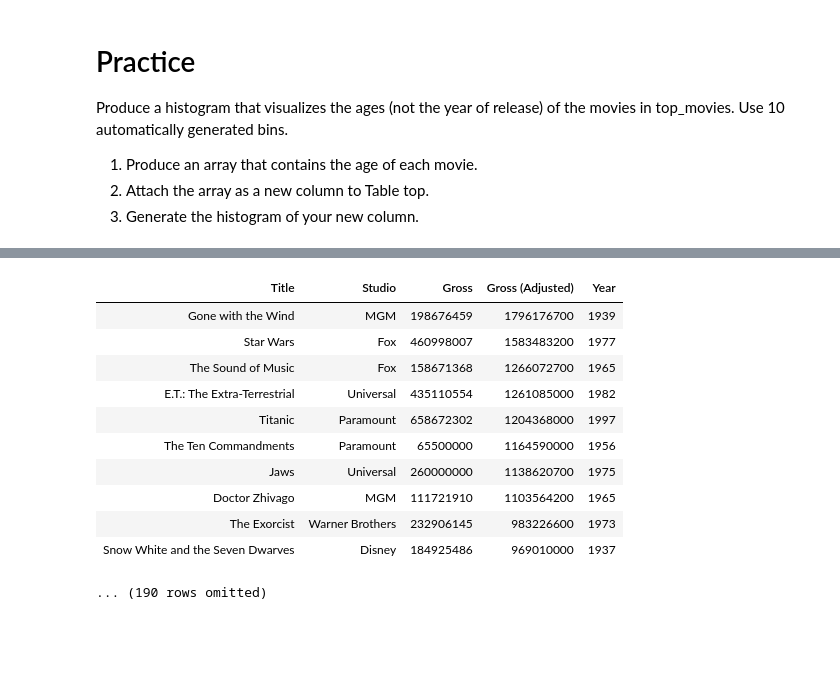
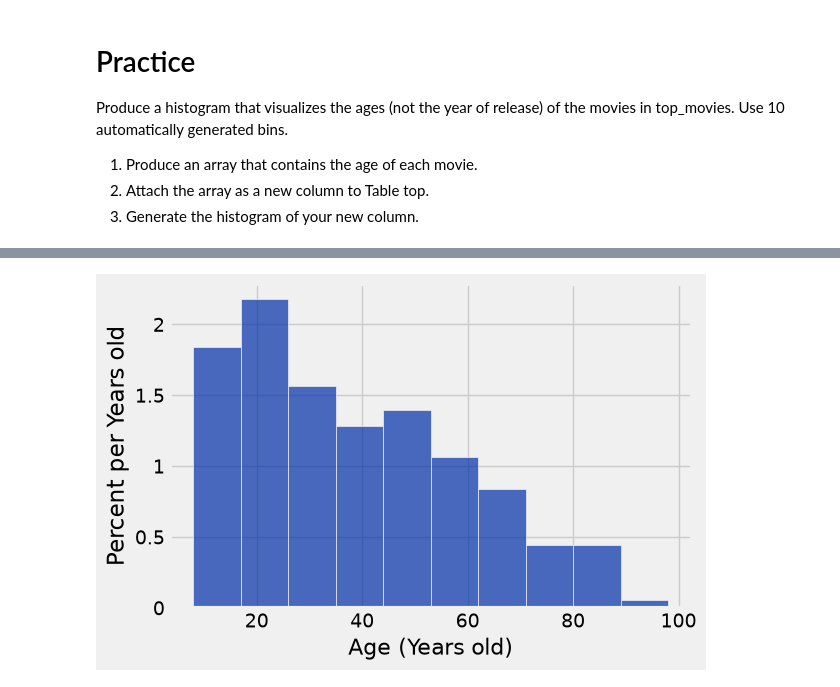
Before and after one commit to morreyy/ellwood-morrell-introF26, a Jupyter notebook: FOR GITHUB/Demos/Demo 07 - Histograms/histograms.ipynb, the cells around one changed output, grey strips where cells are left out. Drawn from its saved outputs; the diff is of its cells as text; code cells hidden in the pictures; blank space fills up the shorter version.

```diff
--- a/FOR GITHUB/Demos/Demo 07 - Histograms/histograms.ipynb
+++ b/FOR GITHUB/Demos/Demo 07 - Histograms/histograms.ipynb
@@ -133,4 +133,5 @@ Produce a histogram that visualizes the ages (not the year of release) of the mo
 # %%
 age = 2026 - top.column('Year')
 # %%
-top_with_ages = top
+top_with_ages = top.with_column("Age", age)
+top_with_ages
@@ -137,15 +151,4 @@ top_with_ages = top
-# %%
-top
-# %% [output]
-| Title | Studio | Gross | Gross (Adjusted) | Year |
-| Gone with the Wind | MGM | 198676459 | 1796176700 | 1939 |
-| Star Wars | Fox | 460998007 | 1583483200 | 1977 |
-| The Sound of Music | Fox | 158671368 | 1266072700 | 1965 |
-| E.T.: The Extra-Terrestrial | Universal | 435110554 | 1261085000 | 1982 |
-| Titanic | Paramount | 658672302 | 1204368000 | 1997 |
-| The Ten Commandments | Paramount | 65500000 | 1164590000 | 1956 |
-| Jaws | Universal | 260000000 | 1138620700 | 1975 |
-| Doctor Zhivago | MGM | 111721910 | 1103564200 | 1965 |
-| The Exorcist | Warner Brothers | 232906145 | 983226600 | 1973 |
-| Snow White and the Seven Dwarves | Disney | 184925486 | 969010000 | 1937 |
-... (190 rows omitted)
+# %%
+age_hist = top_with_ages.hist('Age', bins=np.arange((min(age)-1), (max(age)+1), 9), unit="Years old")
+# %% [output]
+[figure, added]
```
Also changed, not shown: parts of 1 cell of this notebook, 8 other files.
